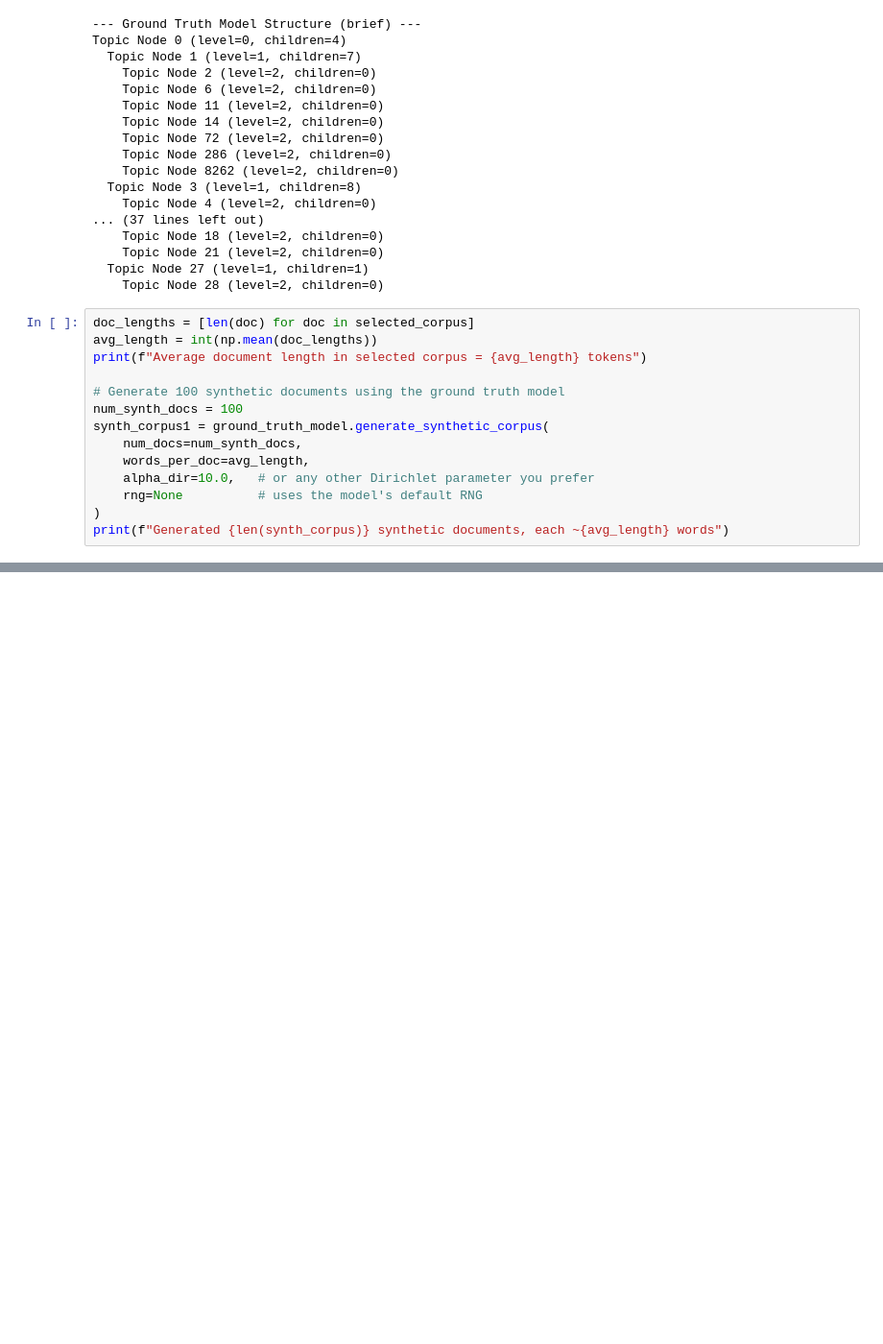
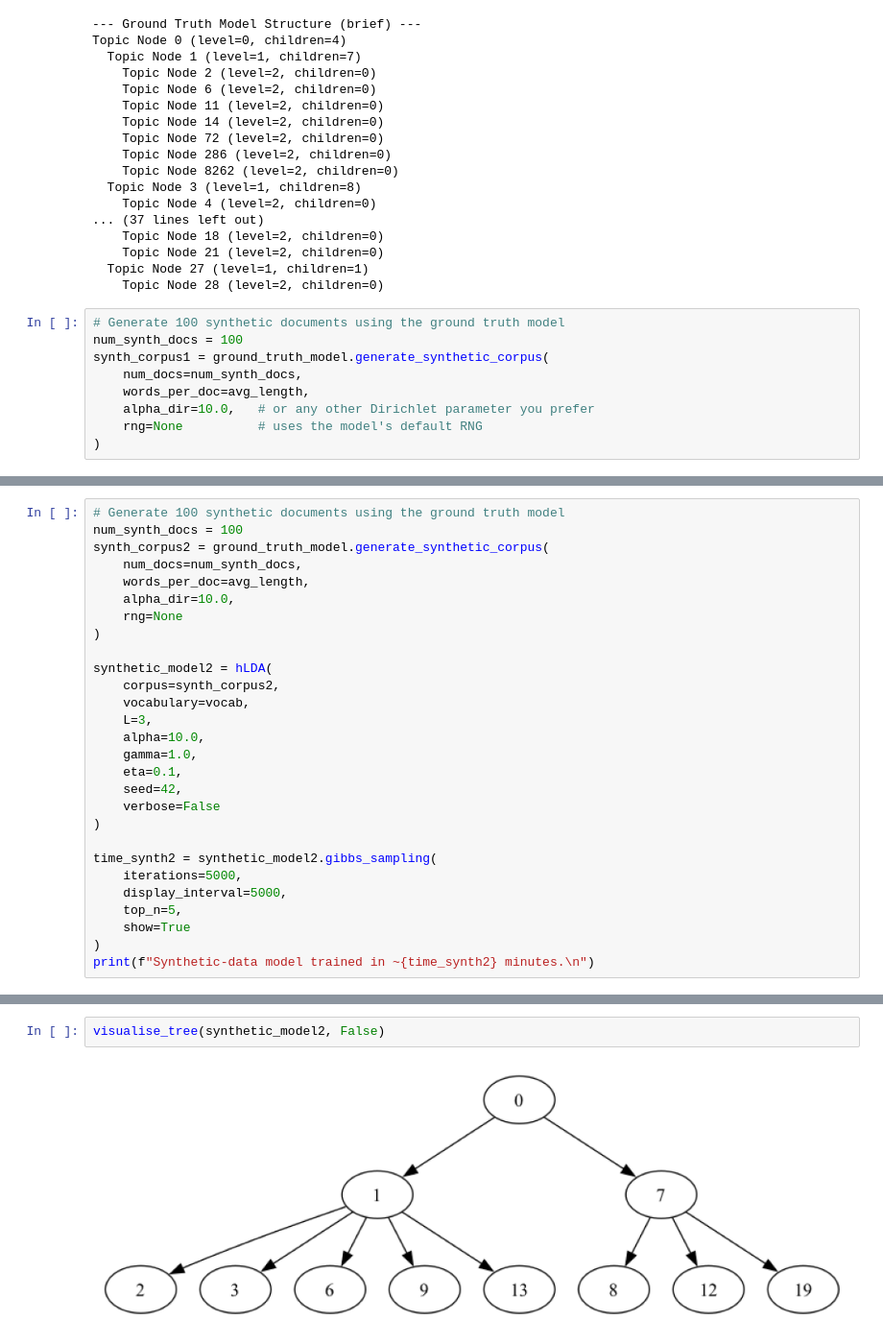
Before and after one commit to Zimmy313/DSA3288-Community-Detection-with-Topic-modelling, a Jupyter notebook: src/test_synthetic.ipynb, the cells around one changed output, grey strips where cells are left out. Shown at 96% size. Saved outputs shown, nothing was run; the diff lists cells and outputs as text; blank space fills up the shorter version.

```diff
--- a/src/test_synthetic.ipynb
+++ b/src/test_synthetic.ipynb
@@ -163,10 +226,6 @@ Topic Node 0 (level=0, children=4)
   Topic Node 27 (level=1, children=1)
     Topic Node 28 (level=2, children=0)
 # %%
-doc_lengths = [len(doc) for doc in selected_corpus]
-avg_length = int(np.mean(doc_lengths))
-print(f"Average document length in selected corpus = {avg_length} tokens")
-
 # Generate 100 synthetic documents using the ground truth model
 num_synth_docs = 100
 synth_corpus1 = ground_truth_model.generate_synthetic_corpus(
@@ -175,4 +234,3 @@ synth_corpus1 = ground_truth_model.generate_synthetic_corpus(
     alpha_dir=10.0,   # or any other Dirichlet parameter you prefer
     rng=None          # uses the model's default RNG
 )
-print(f"Generated {len(synth_corpus)} synthetic documents, each ~{avg_length} words")
@@ -242,0 +298,28 @@ Topic Node 0 (level=0, children=4)
+# %%
+# Generate 100 synthetic documents using the ground truth model
+num_synth_docs = 100
+synth_corpus2 = ground_truth_model.generate_synthetic_corpus(
+    num_docs=num_synth_docs,
+    words_per_doc=avg_length,
+    alpha_dir=10.0,
+    rng=None
+)
+
+synthetic_model2 = hLDA(
+    corpus=synth_corpus2,
+    vocabulary=vocab,
+    L=3,
+    alpha=10.0,
+    gamma=1.0,
+    eta=0.1,
+    seed=42,
+    verbose=False
+)
+
+time_synth2 = synthetic_model2.gibbs_sampling(
+    iterations=5000,
+    display_interval=5000,
+    top_n=5,
+    show=True
+)
+print(f"Synthetic-data model trained in ~{time_synth2} minutes.\n")
@@ -303,0 +363,4 @@ Doc 2: ['film', 'food', 'code', 'music', 'mouse', 'music']
+# %%
+visualise_tree(synthetic_model2, False)
+# %% [output]
+[figure, added]
```
Also changed, not shown: parts of 25 cells of this notebook, 6 other files.
